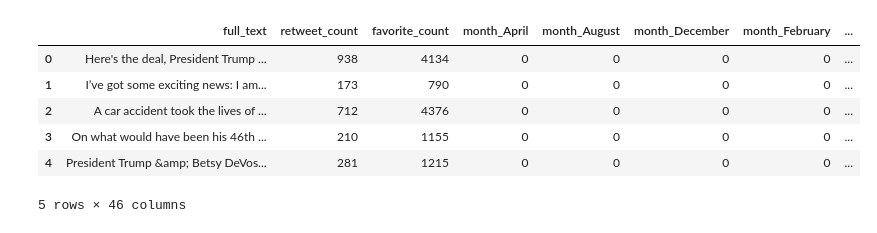
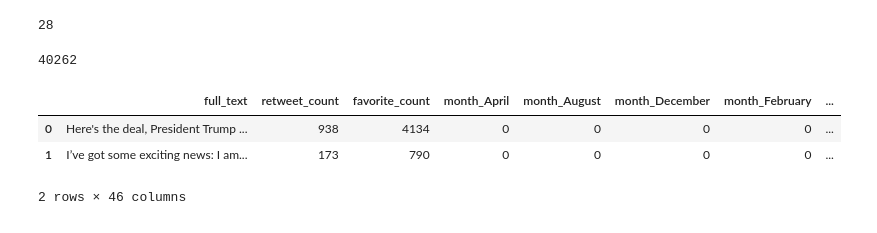
Before and after one commit to elanderos318/Tweetocracy, a Jupyter notebook: Jupyter Notebook Code/Deep Learning User Classification.ipynb, the cells around one changed output. Cells and saved outputs as stored; diff of their text form; code cells hidden in the pictures.

```diff
--- a/Jupyter Notebook Code/Deep Learning User Classification.ipynb
+++ b/Jupyter Notebook Code/Deep Learning User Classification.ipynb
@@ -48,13 +55,18 @@ tweets_df.head()
+# %%
+len(tweets_df.groupby(tweets_df["user_name"]).count())
+# %% [output]
+28
+# %%
+len(tweets_df)
+# %% [output]
+40262
 # %%
 X_df = tweets_df[["full_text", "month", "day", "hour", "retweet_count", "favorite_count"]]
 X_df = pd.get_dummies(X_df, columns = ["month", "day", "hour"])
 # %%
-X_df.head()
+X_df.head(2)
 # %% [output]
 |  | full_text | retweet_count | favorite_count | month_April | month_August | month_December | month_February | ... |
 | 0 | Here's the deal, President Trump ... | 938 | 4134 | 0 | 0 | 0 | 0 | ... |
 | 1 | I’ve got some exciting news: I am... | 173 | 790 | 0 | 0 | 0 | 0 | ... |
-| 2 | A car accident took the lives of ... | 712 | 4376 | 0 | 0 | 0 | 0 | ... |
-| 3 | On what would have been his 46th ... | 210 | 1155 | 0 | 0 | 0 | 0 | ... |
-| 4 | President Trump &amp; Betsy DeVos... | 281 | 1215 | 0 | 0 | 0 | 0 | ... |
-5 rows × 46 columns
+2 rows × 46 columns
```
Also changed, not shown: parts of 50 cells of this notebook.
